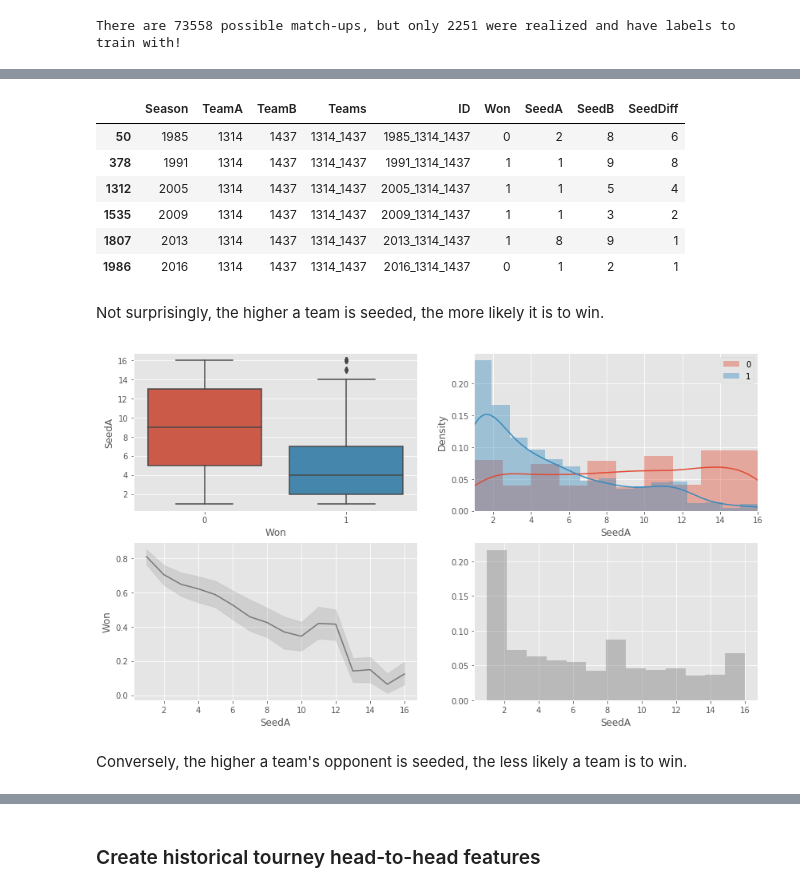
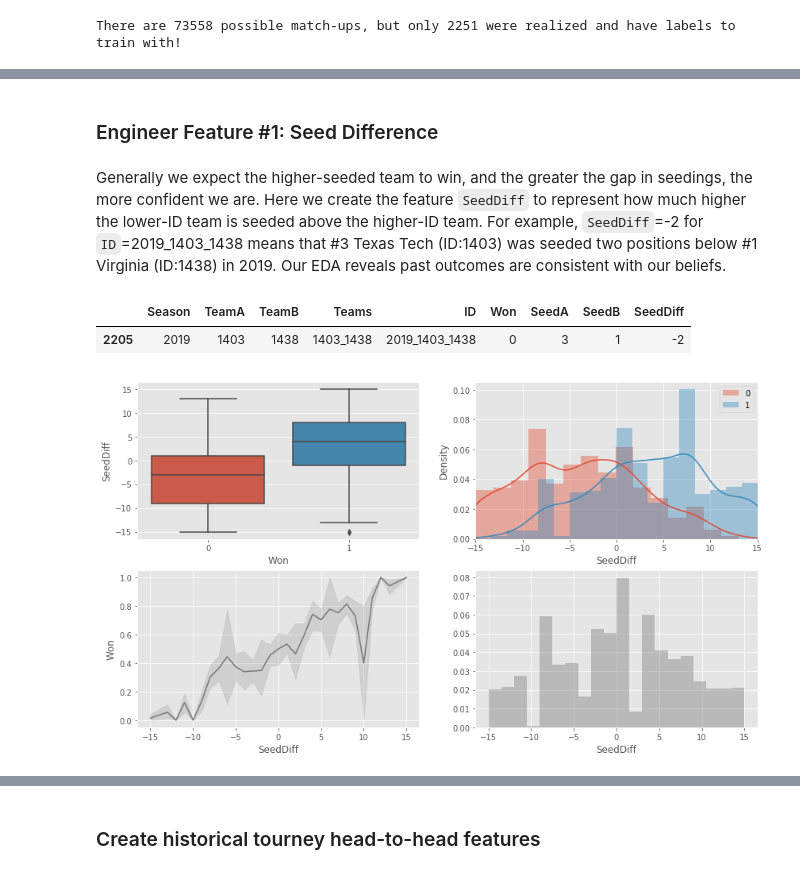
Before and after one commit to nyjgary/march-madness-2020, a Jupyter notebook: March-Madness-2020.ipynb, the cells around one changed output, grey strips where cells are left out. Drawn from its saved outputs; the diff is of its cells as text; code cells hidden in the pictures.

Commit message:
cleaned up and added commentary for seeds and rankings

```diff
--- a/March-Madness-2020.ipynb
+++ b/March-Madness-2020.ipynb
@@ -203,7 +183,8 @@ def reformat_results(results):
 
     return reformatted[cols_to_return]
 
-def append_labels(pairs, tourney_results_reformatted):
+def append_labels(pairs, tourney_results):
     """ Given set of all possible match-ups, reduce to pairs with historical results, and append relevant labels """
+    tourney_results_reformatted = reformat_results(tourney_results)
     labeled = pairs.merge(tourney_results_reformatted[['ID', 'Won']], how='inner', on='ID')
     return labeled
@@ -221,6 +191,6 @@ tourney_results_reformatted.head()
 # %%
 pairs = create_match_ups(seeds, seasons=(1985, 2019))
-labeled_pairs = append_labels(pairs, tourney_results_reformatted)
+labeled_pairs = append_labels(pairs, tourney_results)
 print("There are {} possible match-ups, but only {} were realized and have labels to train with!".format(
     len(pairs), len(labeled_pairs)))
 # %% [output]
@@ -254,3 +215,7 @@ Here we append three features to our dataset: seedings of the respective teams f
+# %% [markdown]
+### Engineer Feature #1: Seed Difference
+# %% [markdown]
+Generally we expect the higher-seeded team to win, and the greater the gap in seedings, the more confident we are. Here we create the feature `SeedDiff` to represent how much higher the lower-ID team is seeded above the higher-ID team. For example, `SeedDiff`=-2 for `ID`=2019_1403_1438 means that #3 Texas Tech (ID:1403) was seeded two positions below #1 Virginia (ID:1438) in 2019. Our EDA reveals past outcomes are consistent with our beliefs.
 # %%
 def append_seed_features(data, seeds):
     """ Create seed features and append to main dataframe """
@@ -262,21 +227,12 @@ def append_seed_features(data, seeds):
     df['SeedDiff'] = df['SeedB'] - df['SeedA']
     return df
 # %%
-labeled_pairs_w_seeds = append_seed_features(labeled_pairs, seeds)
-labeled_pairs_w_seeds.query("Teams == '1314_1437'")
+seeds_df = append_seed_features(labeled_pairs, seeds)
+display(seeds_df.query("Teams == '1403_1438'"))
 # %% [output]
 |  | Season | TeamA | TeamB | Teams | ID | Won | SeedA | SeedB | SeedDiff |
-| 50 | 1985 | 1314 | 1437 | 1314_1437 | 1985_1314_1437 | 0 | 2 | 8 | 6 |
-| 378 | 1991 | 1314 | 1437 | 1314_1437 | 1991_1314_1437 | 1 | 1 | 9 | 8 |
-| 1312 | 2005 | 1314 | 1437 | 1314_1437 | 2005_1314_1437 | 1 | 1 | 5 | 4 |
-| 1535 | 2009 | 1314 | 1437 | 1314_1437 | 2009_1314_1437 | 1 | 1 | 3 | 2 |
-| 1807 | 2013 | 1314 | 1437 | 1314_1437 | 2013_1314_1437 | 1 | 8 | 9 | 1 |
-| 1986 | 2016 | 1314 | 1437 | 1314_1437 | 2016_1314_1437 | 0 | 1 | 2 | 1 |
+| 2205 | 2019 | 1403 | 1438 | 1403_1438 | 2019_1403_1438 | 0 | 3 | 1 | -2 |
-# %% [markdown]
-Not surprisingly, the higher a team is seeded, the more likely it is to win.
 # %%
-clf_eda_numeric(labeled_pairs_w_seeds, feature='SeedA')
+clf_eda_numeric(seeds_df, feature='SeedDiff')
 # %% [output]
-[figure, old version]
+[figure, new version]
-# %% [markdown]
-Conversely, the higher a team's opponent is seeded, the less likely a team is to win.
```
Also changed, not shown: parts of 39 cells of this notebook.
